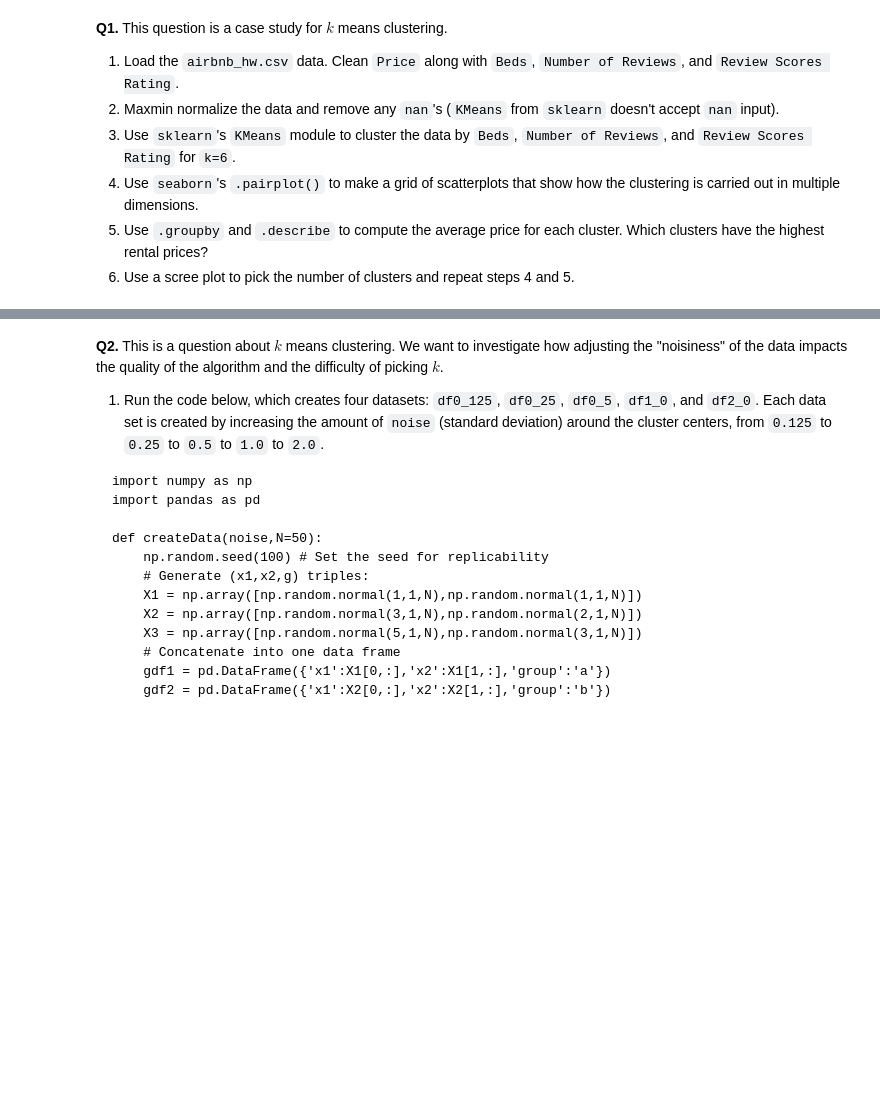
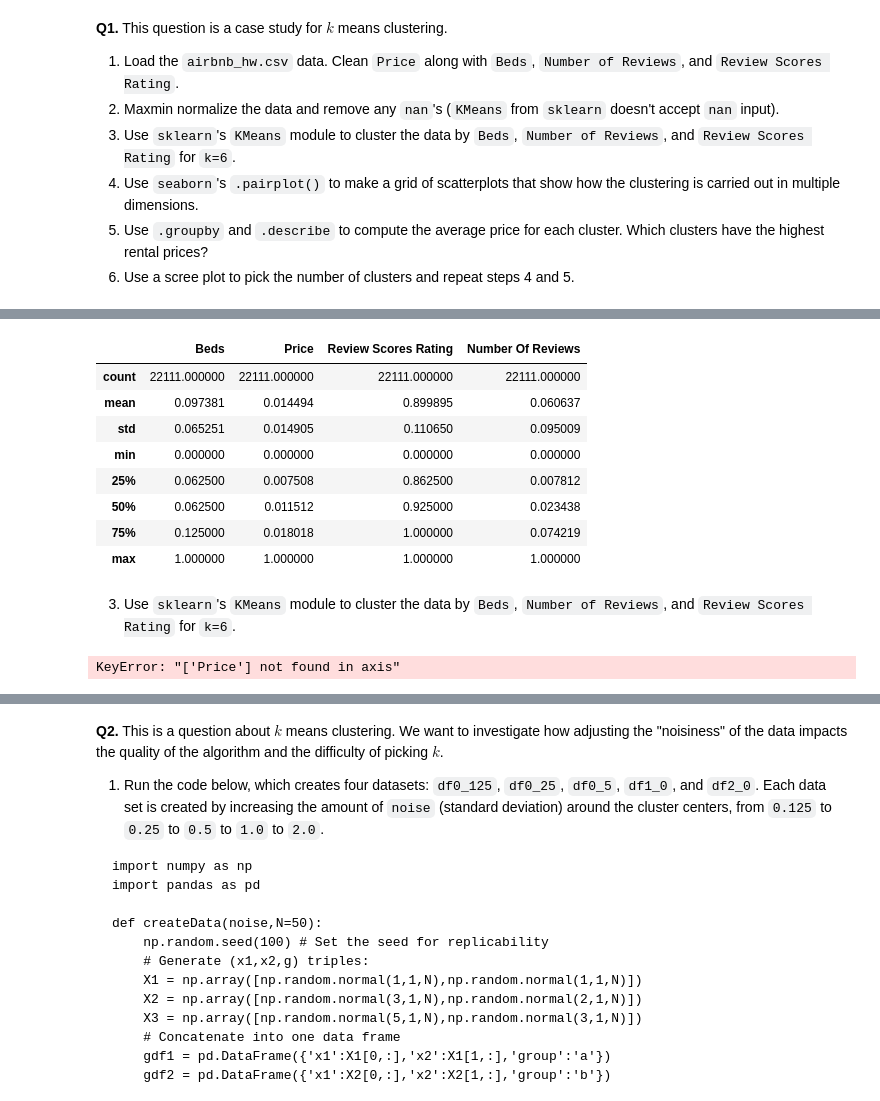
Before and after one commit to kelseymatsik/kmc, a Jupyter notebook: assignment_kmc.ipynb, the cells around one changed output, grey strips where cells are left out. Cells and saved outputs as stored; diff of their text form; code cells hidden in the pictures; blank space fills up the shorter version.

```diff
--- a/assignment_kmc.ipynb
+++ b/assignment_kmc.ipynb
@@ -95,0 +136,24 @@ numpy.int64
+# %%
+def maxmin(x): # Max-min scaler function
+    x = (x-min(x))/(max(x)-min(x))
+    return x
+
+Z = X.apply(maxmin)
+Z.describe()
+# %% [output]
+|  | Beds | Price | Review Scores Rating | Number Of Reviews |
+| count | 22111.000000 | 22111.000000 | 22111.000000 | 22111.000000 |
+| mean | 0.097381 | 0.014494 | 0.899895 | 0.060637 |
+| std | 0.065251 | 0.014905 | 0.110650 | 0.095009 |
+| min | 0.000000 | 0.000000 | 0.000000 | 0.000000 |
+| 25% | 0.062500 | 0.007508 | 0.862500 | 0.007812 |
+| 50% | 0.062500 | 0.011512 | 0.925000 | 0.023438 |
+| 75% | 0.125000 | 0.018018 | 1.000000 | 0.074219 |
+| max | 1.000000 | 1.000000 | 1.000000 | 1.000000 |
+# %% [markdown]
+3. Use `sklearn`'s `KMeans` module to cluster the data by `Beds`, `Number of Reviews`, and `Review Scores Rating` for `k=6`.
+# %%
+# Drop 'Price'
+Z = Z.drop('Price', axis=1)
+# %% [output]
+KeyError: "['Price'] not found in axis"
```
Also changed, not shown: parts of 10 cells of this notebook.
